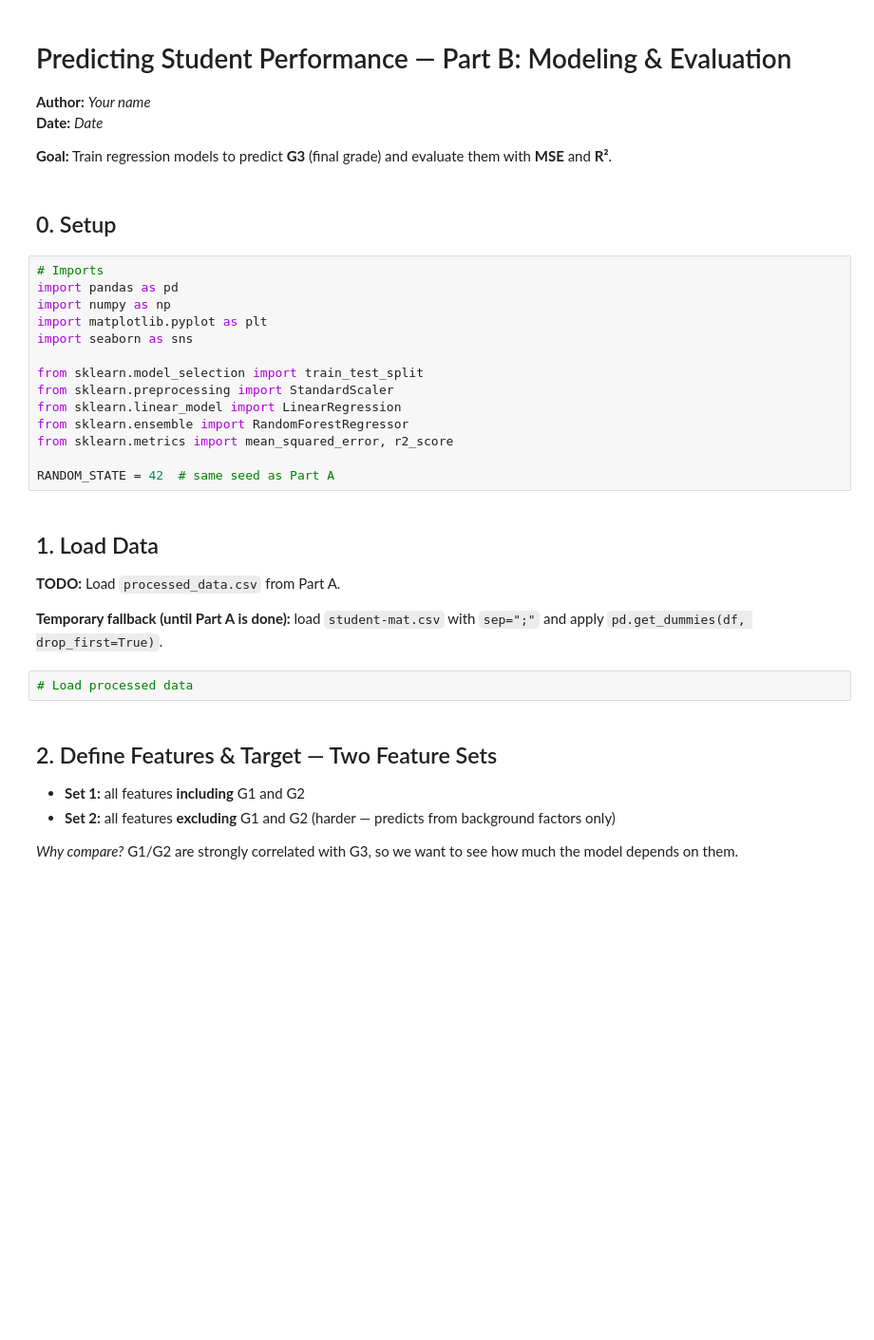
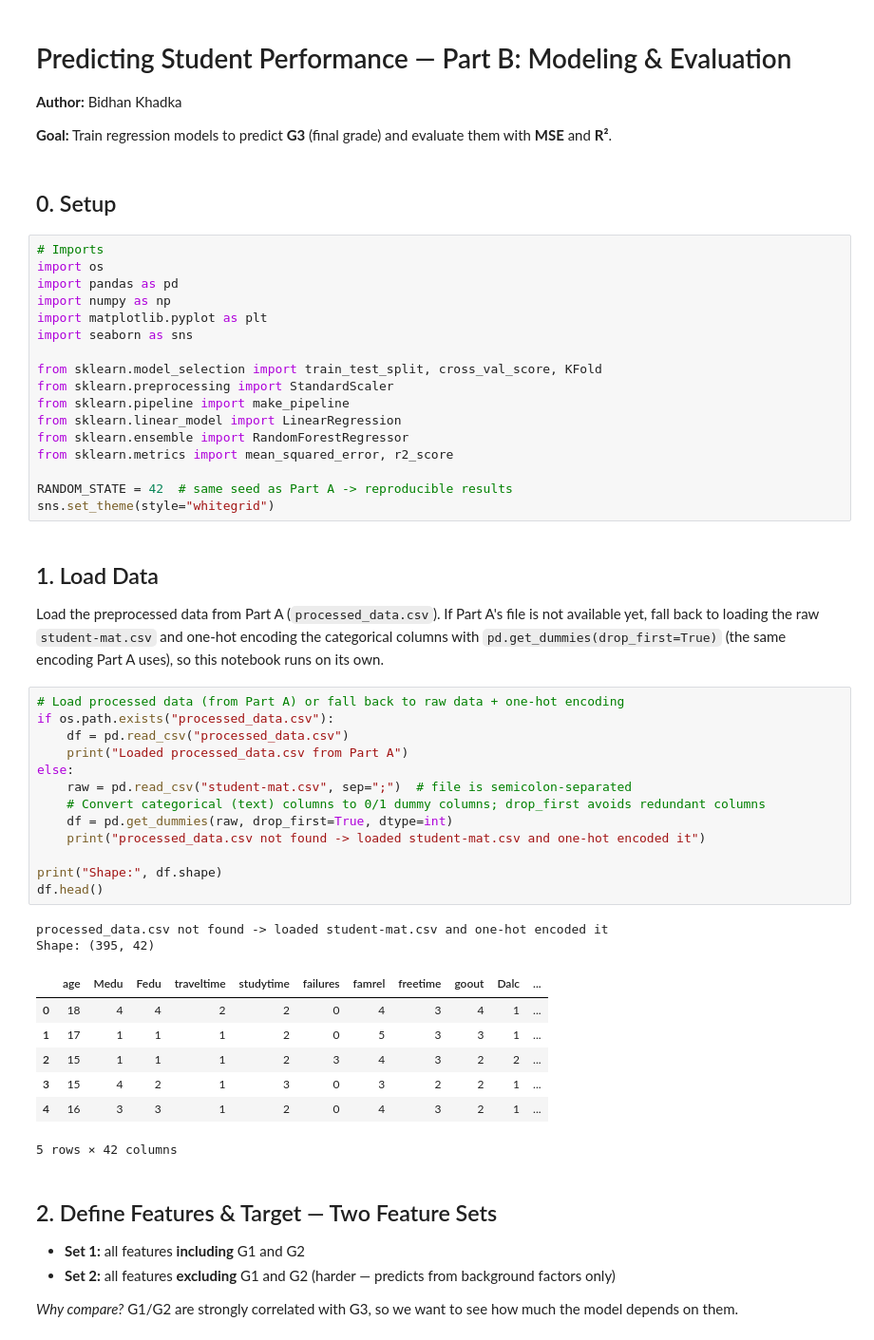
Before and after one commit to bidhankhadka11/student-performance, a Jupyter notebook: B_modeling_evaluation.ipynb, the cells around one changed output. Shown at 95% size. Drawn from its saved outputs; the diff is of its cells as text; blank space fills up the shorter version.

```diff
--- a/B_modeling_evaluation.ipynb
+++ b/B_modeling_evaluation.ipynb
@@ -1,32 +1,55 @@
 # %% [markdown]
 # Predicting Student Performance — Part B: Modeling & Evaluation
-**Author:** _Your name_
-**Date:** _Date_
+**Author:** Bidhan Khadka
 
 **Goal:** Train regression models to predict **G3** (final grade) and evaluate them with **MSE** and **R²**.
 # %% [markdown]
 ## 0. Setup
 # %%
 # Imports
+import os
 import pandas as pd
 import numpy as np
 import matplotlib.pyplot as plt
 import seaborn as sns
 
-from sklearn.model_selection import train_test_split
+from sklearn.model_selection import train_test_split, cross_val_score, KFold
 from sklearn.preprocessing import StandardScaler
+from sklearn.pipeline import make_pipeline
 from sklearn.linear_model import LinearRegression
 from sklearn.ensemble import RandomForestRegressor
 from sklearn.metrics import mean_squared_error, r2_score
 
-RANDOM_STATE = 42  # same seed as Part A
+RANDOM_STATE = 42  # same seed as Part A -> reproducible results
+sns.set_theme(style="whitegrid")
 # %% [markdown]
 ## 1. Load Data
-**TODO:** Load `processed_data.csv` from Part A.
-
-**Temporary fallback (until Part A is done):** load `student-mat.csv` with `sep=";"` and apply `pd.get_dummies(df, drop_first=True)`.
+Load the preprocessed data from Part A (`processed_data.csv`). If Part A's file is not available yet, fall back to
+loading the raw `student-mat.csv` and one-hot encoding the categorical columns with `pd.get_dummies(drop_first=True)`
+(the same encoding Part A uses), so this notebook runs on its own.
 # %%
-# Load processed data
+# Load processed data (from Part A) or fall back to raw data + one-hot encoding
+if os.path.exists("processed_data.csv"):
+    df = pd.read_csv("processed_data.csv")
+    print("Loaded processed_data.csv from Part A")
+else:
+    raw = pd.read_csv("student-mat.csv", sep=";")  # file is semicolon-separated
+    # Convert categorical (text) columns to 0/1 dummy columns; drop_first avoids redundant columns
+    df = pd.get_dummies(raw, drop_first=True, dtype=int)
+    print("processed_data.csv not found -> loaded student-mat.csv and one-hot encoded it")
+
+print("Shape:", df.shape)
+df.head()
+# %% [output]
+processed_data.csv not found -> loaded student-mat.csv and one-hot encoded it
+Shape: (395, 42)
+|  | age | Medu | Fedu | traveltime | studytime | failures | famrel | freetime | goout | Dalc | ... |
+| 0 | 18 | 4 | 4 | 2 | 2 | 0 | 4 | 3 | 4 | 1 | ... |
+| 1 | 17 | 1 | 1 | 1 | 2 | 0 | 5 | 3 | 3 | 1 | ... |
+| 2 | 15 | 1 | 1 | 1 | 2 | 3 | 4 | 3 | 2 | 2 | ... |
+| 3 | 15 | 4 | 2 | 1 | 3 | 0 | 3 | 2 | 2 | 1 | ... |
+| 4 | 16 | 3 | 3 | 1 | 2 | 0 | 4 | 3 | 2 | 1 | ... |
+5 rows × 42 columns
 # %% [markdown]
 ## 2. Define Features & Target — Two Feature Sets
 - **Set 1:** all features **including** G1 and G2
```
Also changed, not shown: parts of 29 cells of this notebook, 4 other files.
